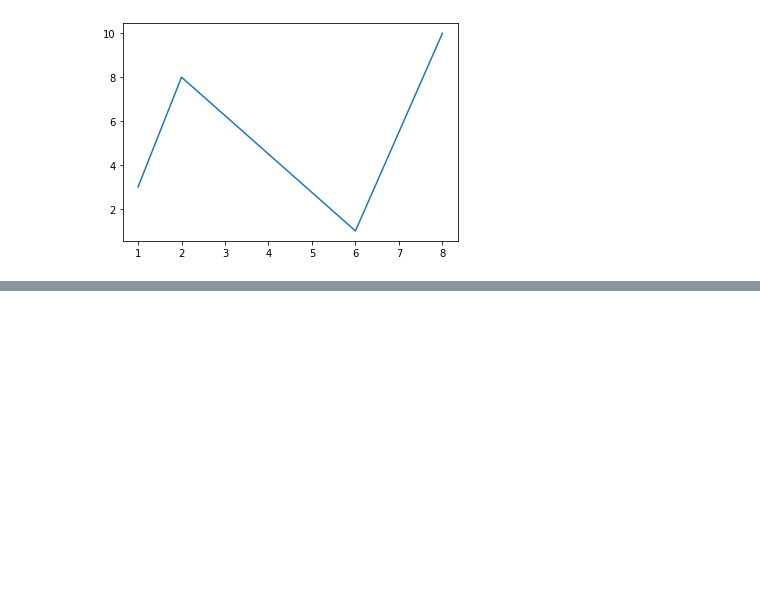
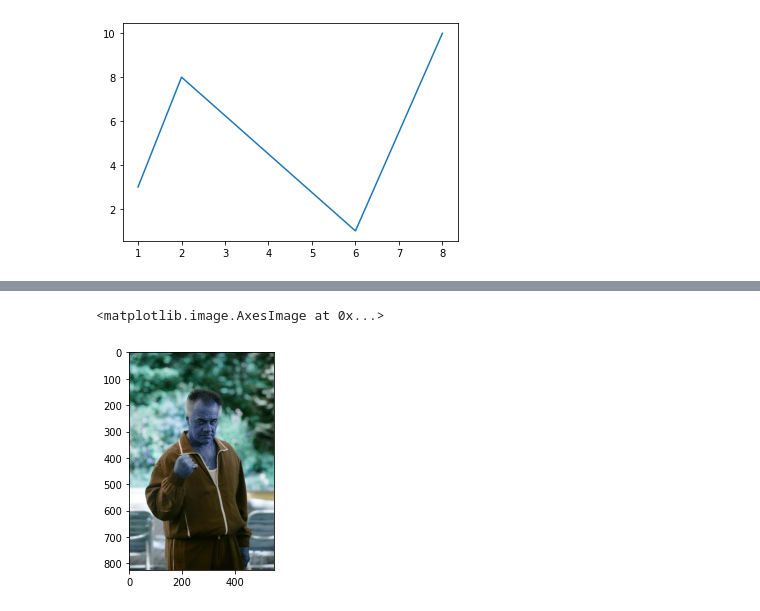
Before and after one commit to Paritala-Sai-Krishna-Anoop/fmml-jan-, a Jupyter notebook: FMML_Jan22_M1L1.ipynb, the cells around one changed output, grey strips where cells are left out. Saved outputs shown, nothing was run; the diff lists cells and outputs as text; code cells hidden in the pictures; blank space fills up the shorter version.

```diff
--- a/FMML_Jan22_M1L1.ipynb
+++ b/FMML_Jan22_M1L1.ipynb
@@ -291,0 +347,7 @@ plt.show()
+# %%
+import cv2 as cv
+image1 = cv.imread('pauli.jpg')
+plt.imshow(image1)
+# %% [output]
+<matplotlib.image.AxesImage at 0x...>
+[figure, added]
```
Also changed, not shown: parts of 4 cells of this notebook.
